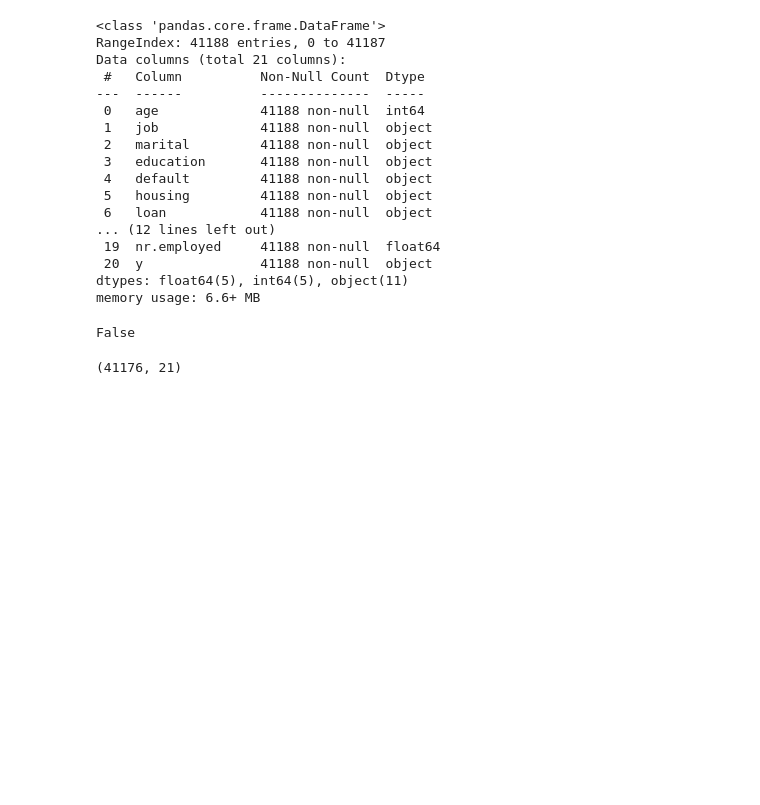
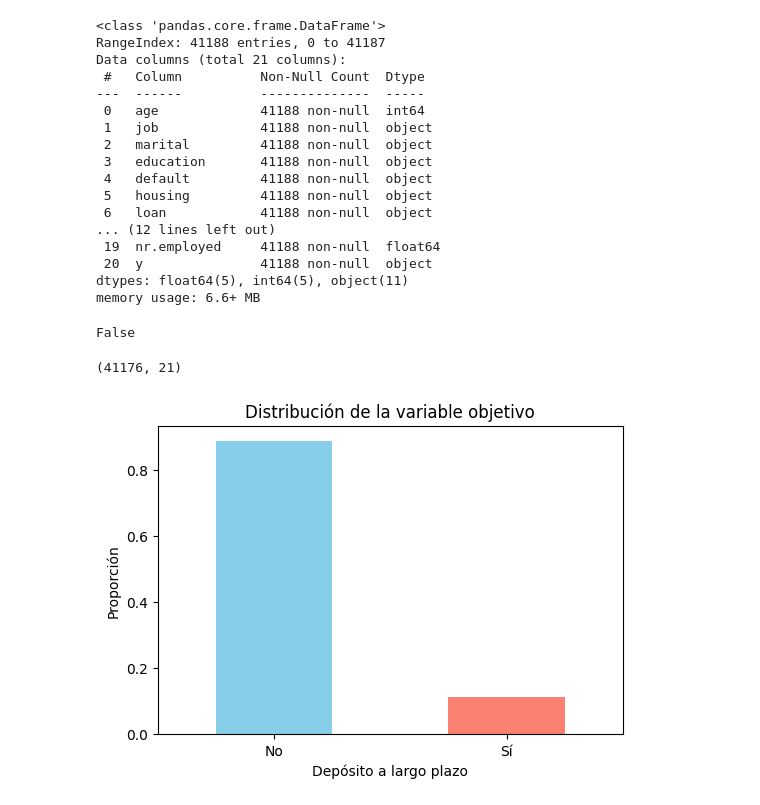
Before and after one commit to RmVa23/ML-Algorithm, a Jupyter notebook: src/explore.ipynb, the cells around one changed output. Saved outputs shown, nothing was run; the diff lists cells and outputs as text; code cells hidden in the pictures; blank space fills up the shorter version.

```diff
--- a/src/explore.ipynb
+++ b/src/explore.ipynb
@@ -50,3 +52,14 @@ False
 data.shape
 # %% [output]
 (41176, 21)
+# %%
+# Explorar la distribución de la variable objetivo
+plt.figure(figsize=(6,4))
+data['y'].value_counts(normalize=True).plot(kind='bar', color=['skyblue', 'salmon'])
+plt.title('Distribución de la variable objetivo')
+plt.xlabel('Depósito a largo plazo')
+plt.ylabel('Proporción')
+plt.xticks([0,1], ['No', 'Sí'], rotation=0)
+plt.show()
+# %% [output]
+[figure, added]
```
Also changed, not shown: parts of 7 cells of this notebook.
